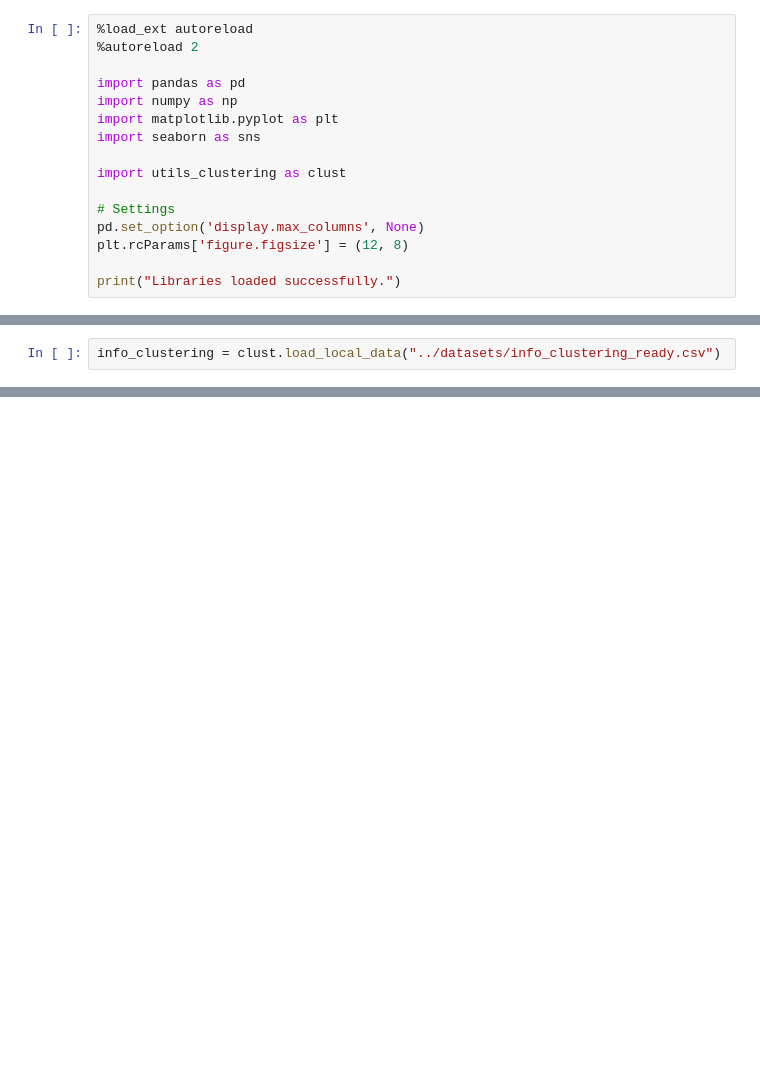
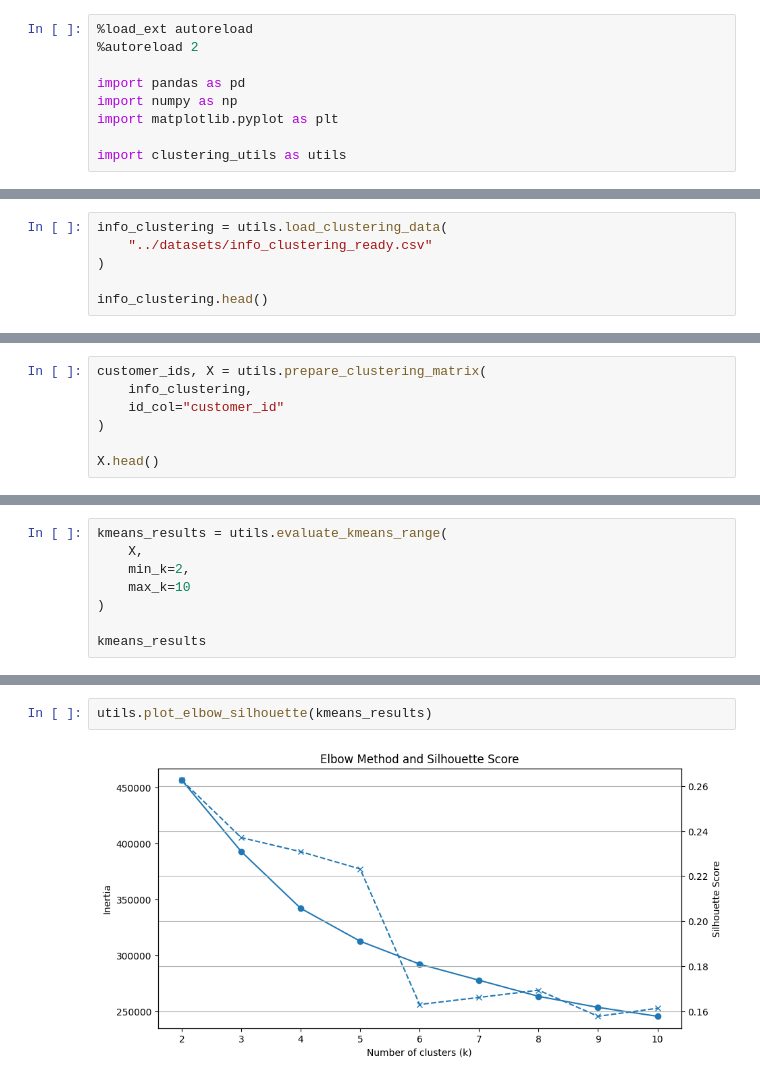
Before and after one commit to CarlotaMarto/CostumerSegP_MLII, a Jupyter notebook: clustering/Untitled.ipynb, the cells around one changed output, grey strips where cells are left out. Saved outputs shown, nothing was run; the diff lists cells and outputs as text; blank space fills up the shorter version.

```diff
--- a/clustering/Untitled.ipynb
+++ b/clustering/Untitled.ipynb
@@ -5,12 +5,5 @@
 import pandas as pd
 import numpy as np
 import matplotlib.pyplot as plt
-import seaborn as sns
 
-import utils_clustering as clust
-
-# Settings
-pd.set_option('display.max_columns', None)
-plt.rcParams['figure.figsize'] = (12, 8)
-
-print("Libraries loaded successfully.")
+import clustering_utils as utils
@@ -21,3 +10,7 @@ Libraries loaded successfully.
 # %%
-info_clustering = clust.load_local_data("../datasets/info_clustering_ready.csv")
+info_clustering = utils.load_clustering_data(
+    "../datasets/info_clustering_ready.csv"
+)
+
+info_clustering.head()
 # %% [output]
@@ -94,0 +24,7 @@ Results summary:
+# %%
+customer_ids, X = utils.prepare_clustering_matrix(
+    info_clustering,
+    id_col="customer_id"
+)
+
+X.head()
@@ -94,0 +39,8 @@ Results summary:
+# %%
+kmeans_results = utils.evaluate_kmeans_range(
+    X,
+    min_k=2,
+    max_k=10
+)
+
+kmeans_results
@@ -94,0 +69,4 @@ Results summary:
+# %%
+utils.plot_elbow_silhouette(kmeans_results)
+# %% [output]
+[figure, added]
```
Also changed, not shown: parts of 18 cells of this notebook, 7 other files.
